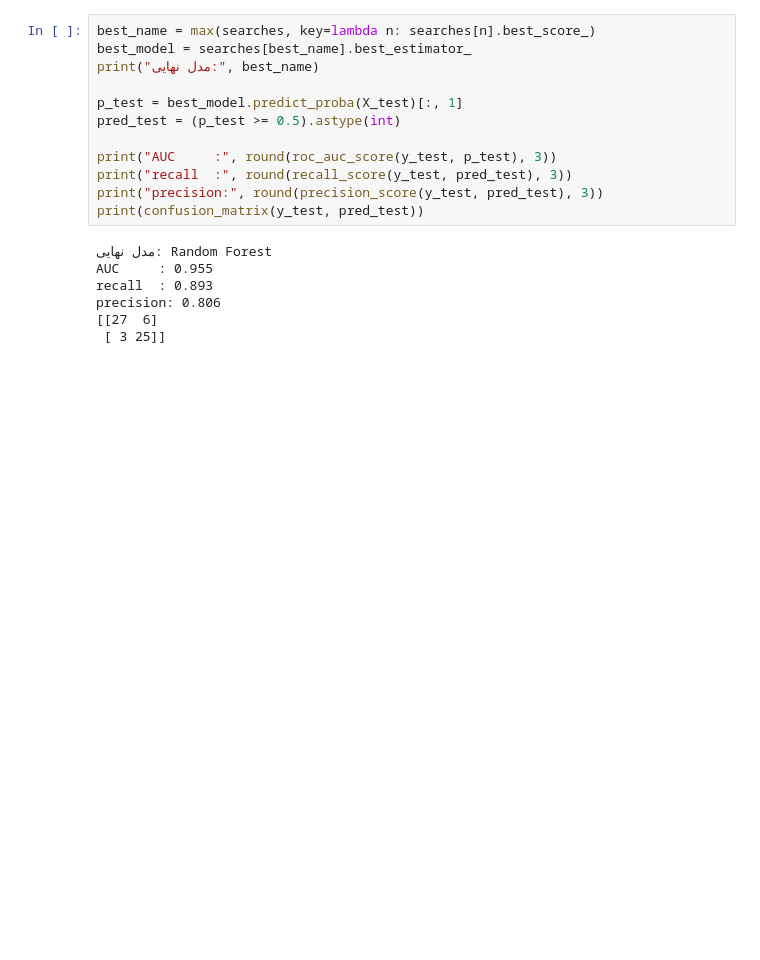
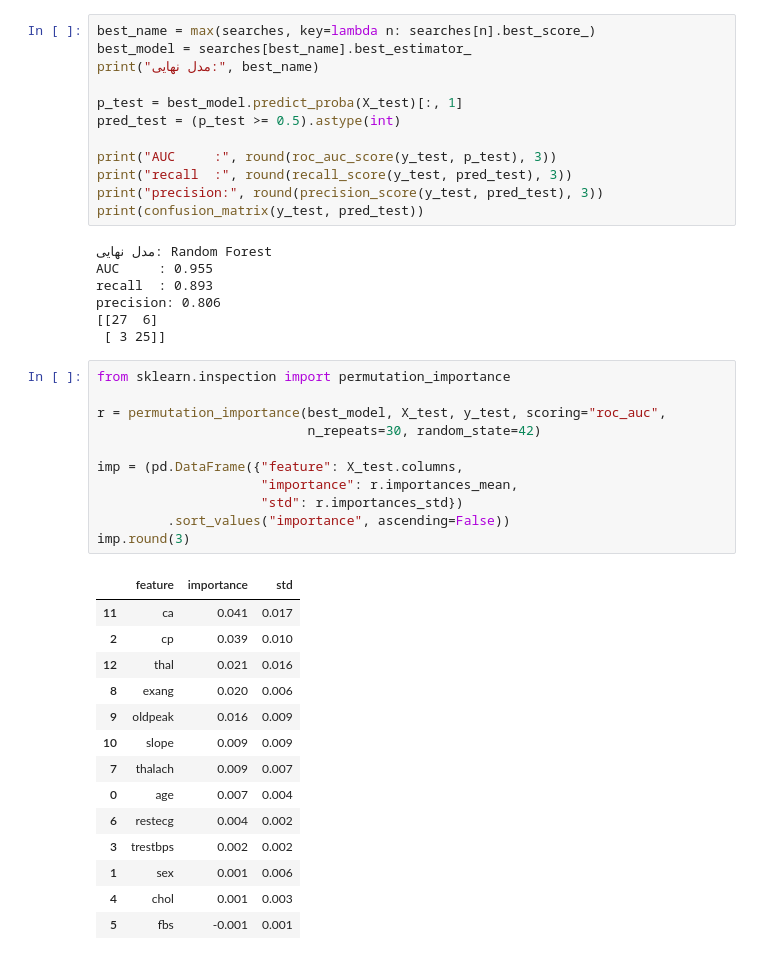
Before and after one commit to TahaAbbasi211/heart-disease-risk-prediction, a Jupyter notebook: notebooks/03_modeling.ipynb, the cells around one changed output. Drawn from its saved outputs; the diff is of its cells as text; blank space fills up the shorter version.

```diff
--- a/notebooks/03_modeling.ipynb
+++ b/notebooks/03_modeling.ipynb
@@ -185,3 +185,29 @@ recall  : 0.893
 precision: 0.806
 [[27  6]
  [ 3 25]]
+# %%
+from sklearn.inspection import permutation_importance
+
+r = permutation_importance(best_model, X_test, y_test, scoring="roc_auc",
+                           n_repeats=30, random_state=42)
+
+imp = (pd.DataFrame({"feature": X_test.columns,
+                     "importance": r.importances_mean,
+                     "std": r.importances_std})
+         .sort_values("importance", ascending=False))
+imp.round(3)
+# %% [output]
+|  | feature | importance | std |
+| 11 | ca | 0.041 | 0.017 |
+| 2 | cp | 0.039 | 0.010 |
+| 12 | thal | 0.021 | 0.016 |
+| 8 | exang | 0.020 | 0.006 |
+| 9 | oldpeak | 0.016 | 0.009 |
+| 10 | slope | 0.009 | 0.009 |
+| 7 | thalach | 0.009 | 0.007 |
+| 0 | age | 0.007 | 0.004 |
+| 6 | restecg | 0.004 | 0.002 |
+| 3 | trestbps | 0.002 | 0.002 |
+| 1 | sex | 0.001 | 0.006 |
+| 4 | chol | 0.001 | 0.003 |
+| 5 | fbs | -0.001 | 0.001 |
```
Also changed, not shown: parts of 2 cells of this notebook, 1 other file.
